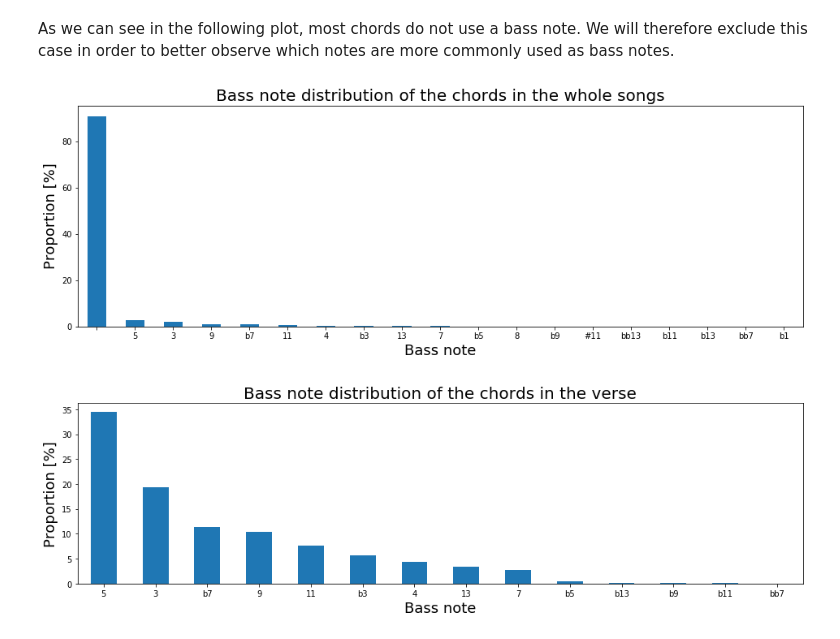
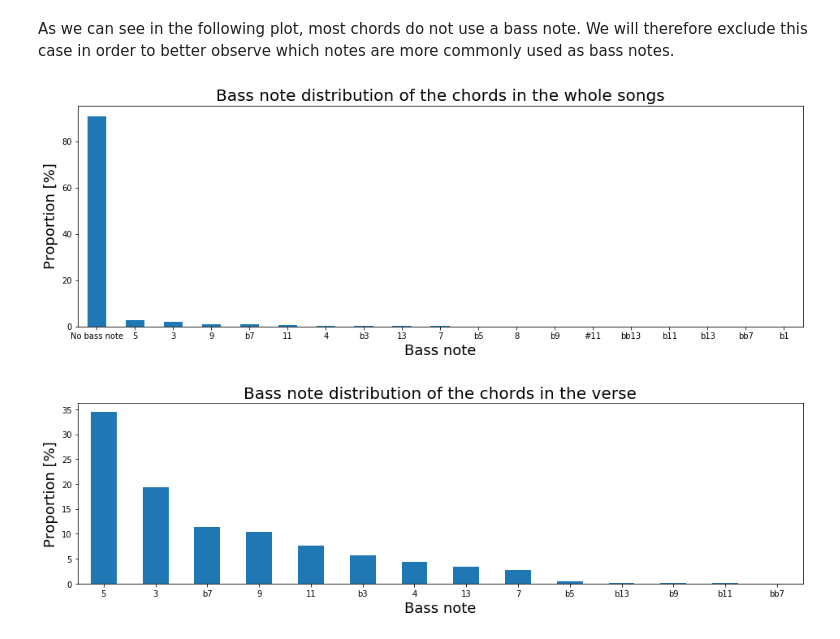
Before and after one commit to GiacomoAlliata/DigitalMusicologyProject, a Jupyter notebook: data_preprocessing.ipynb, the cells around one changed output. Cells and saved outputs as stored; diff of their text form; code cells hidden in the pictures.

```diff
--- a/data_preprocessing.ipynb
+++ b/data_preprocessing.ipynb
@@ -664,17 +731,17 @@ quality_distribution_section('chorus')
 # %% [markdown]
 As we can see in the following plot, most chords do not use a bass note. We will therefore exclude this case in order to better observe which notes are more commonly used as bass notes.
 # %%
-bass_note_dist = df.bass.value_counts()
+bass_note_dist = df.bass.value_counts().rename({'':'No bass note'})
 #Plot
 plt.figure(figsize = (16,5))
 bass_note_dist.map(lambda x: 100 * x / bass_note_dist.sum()).plot(kind = 'bar')
 plt.title('Bass note distribution of the chords in the whole songs', fontsize = 20)
 plt.xlabel('Bass note', fontsize = 18)
 plt.xticks(rotation = 'horizontal')
 plt.ylabel('Proportion [%]', fontsize = 18)
 plt.show()
 # %% [output]
-[figure, old version]
+[figure, new version]
 # %%
 def bassnote_distribution_section(section = 'verse'):
     bass_note_dist = df[df.section_type == section].bass.value_counts()
```
Also changed, not shown: parts of 30 cells of this notebook.
